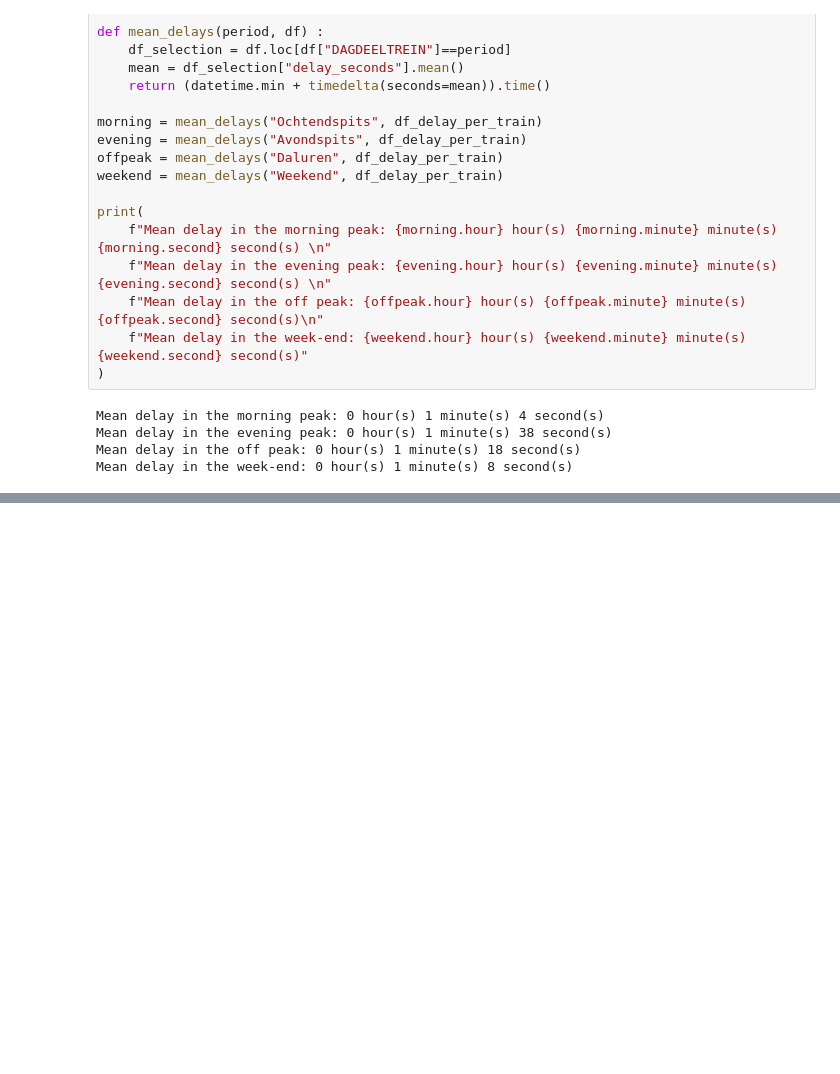
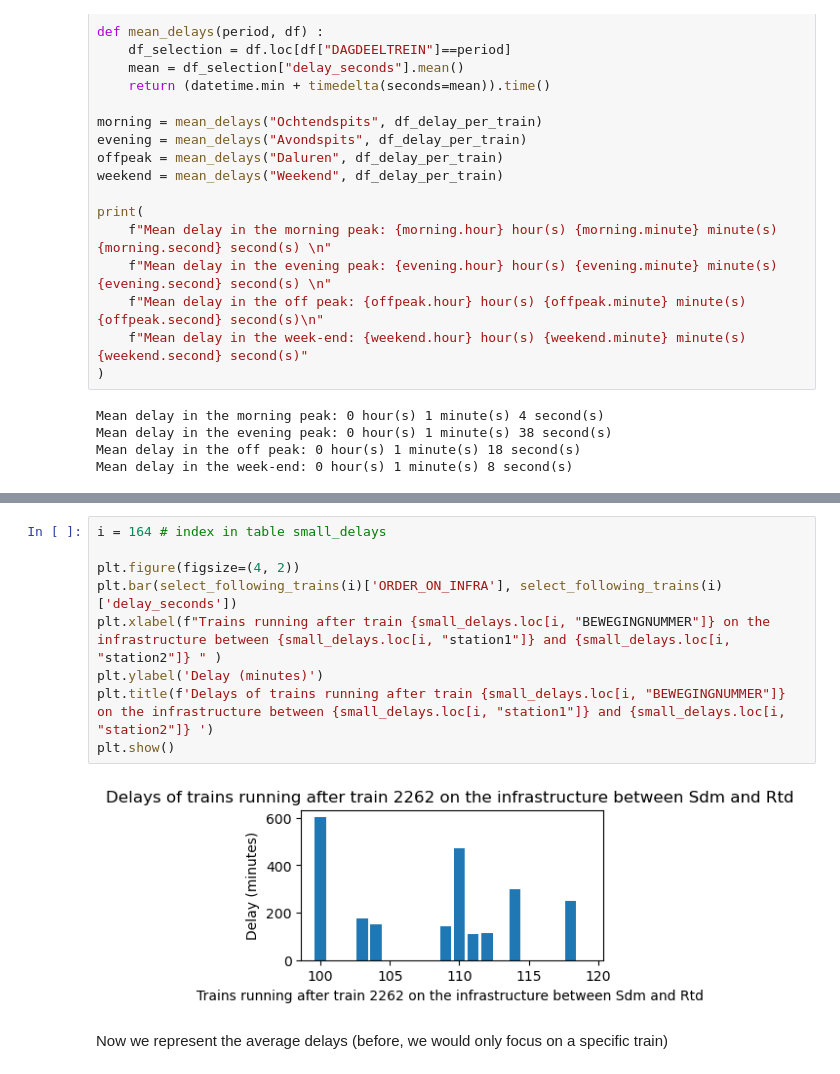
Before and after one commit to Merelkramer/Group2_NS, a Jupyter notebook: DataViz.ipynb, the cells around one changed output, grey strips where cells are left out. Saved outputs shown, nothing was run; the diff lists cells and outputs as text; blank space fills up the shorter version.

```diff
--- a/DataViz.ipynb
+++ b/DataViz.ipynb
@@ -591,0 +646,13 @@ Mean delay in the week-end: 0 hour(s) 1 minute(s) 8 second(s)
+# %%
+i = 164 # index in table small_delays
+
+plt.figure(figsize=(4, 2))
+plt.bar(select_following_trains(i)['ORDER_ON_INFRA'], select_following_trains(i)['delay_seconds'])
+plt.xlabel(f"Trains running after train {small_delays.loc[i, "BEWEGINGNUMMER"]} on the infrastructure between {small_delays.loc[i, "station1"]} and {small_delays.loc[i, "station2"]} " )
+plt.ylabel('Delay (minutes)')
+plt.title(f'Delays of trains running after train {small_delays.loc[i, "BEWEGINGNUMMER"]} on the infrastructure between {small_delays.loc[i, "station1"]} and {small_delays.loc[i, "station2"]} ')
+plt.show()
+# %% [output]
+[figure, added]
+# %% [markdown]
+Now we represent the average delays (before, we would only focus on a specific train)
```
Also changed, not shown: parts of 27 cells of this notebook.
